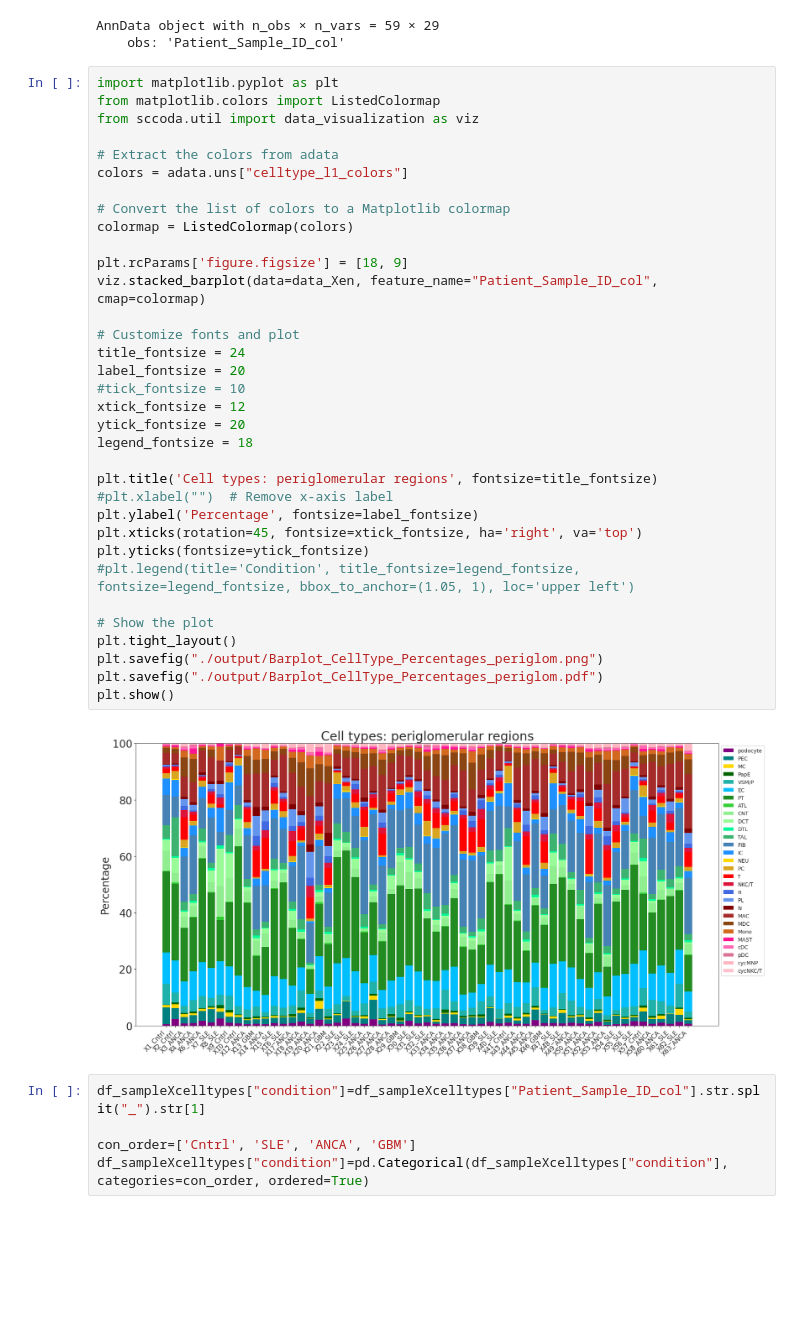
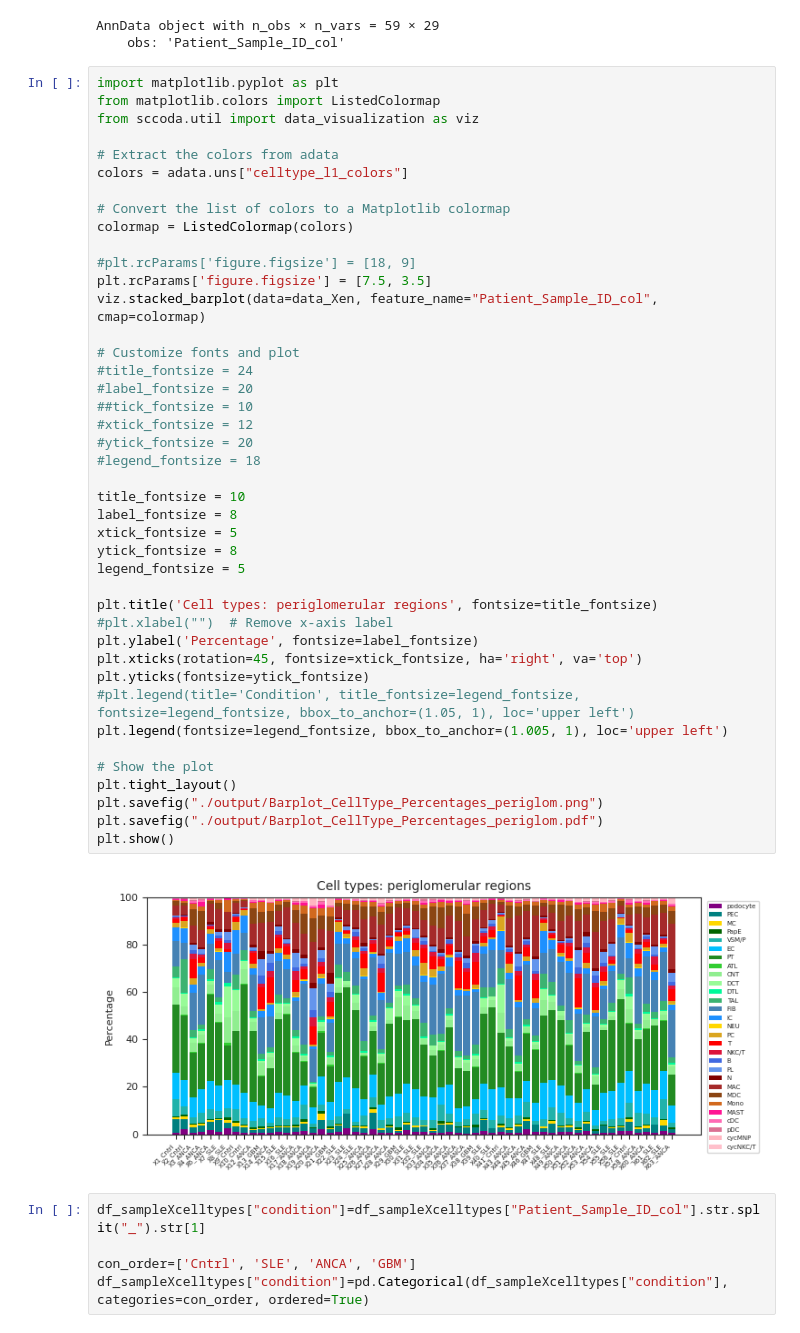
Before and after one commit to Zeba-Sultana/xenium-cgn, a Jupyter notebook: notebooks/12_CellTypeProportions_BoxPlots/s01_CellComposition_Periglom.ipynb, the cells around one changed output. Drawn from its saved outputs; the diff is of its cells as text; blank space fills up the shorter version.

```diff
--- a/notebooks/12_CellTypeProportions_BoxPlots/s01_CellComposition_Periglom.ipynb
+++ b/notebooks/12_CellTypeProportions_BoxPlots/s01_CellComposition_Periglom.ipynb
@@ -186,39 +186,47 @@ AnnData object with n_obs × n_vars = 59 × 29
 # %%
 import matplotlib.pyplot as plt
 from matplotlib.colors import ListedColormap
 from sccoda.util import data_visualization as viz
 
 # Extract the colors from adata
 colors = adata.uns["celltype_l1_colors"]
 
 # Convert the list of colors to a Matplotlib colormap
 colormap = ListedColormap(colors)
 
-plt.rcParams['figure.figsize'] = [18, 9]
+#plt.rcParams['figure.figsize'] = [18, 9]
+plt.rcParams['figure.figsize'] = [7.5, 3.5]
 viz.stacked_barplot(data=data_Xen, feature_name="Patient_Sample_ID_col", cmap=colormap)
 
 # Customize fonts and plot
-title_fontsize = 24
-label_fontsize = 20
-#tick_fontsize = 10
-xtick_fontsize = 12
-ytick_fontsize = 20
-legend_fontsize = 18
+#title_fontsize = 24
+#label_fontsize = 20
+##tick_fontsize = 10
+#xtick_fontsize = 12
+#ytick_fontsize = 20
+#legend_fontsize = 18
+
+title_fontsize = 10
+label_fontsize = 8
+xtick_fontsize = 5
+ytick_fontsize = 8
+legend_fontsize = 5
 
 plt.title('Cell types: periglomerular regions', fontsize=title_fontsize)
 #plt.xlabel("")  # Remove x-axis label
 plt.ylabel('Percentage', fontsize=label_fontsize)
 plt.xticks(rotation=45, fontsize=xtick_fontsize, ha='right', va='top')
 plt.yticks(fontsize=ytick_fontsize)
 #plt.legend(title='Condition', title_fontsize=legend_fontsize, fontsize=legend_fontsize, bbox_to_anchor=(1.05, 1), loc='upper left')
+plt.legend(fontsize=legend_fontsize, bbox_to_anchor=(1.005, 1), loc='upper left')
 
 # Show the plot
 plt.tight_layout()
 plt.savefig("./output/Barplot_CellType_Percentages_periglom.png")
 plt.savefig("./output/Barplot_CellType_Percentages_periglom.pdf")
 plt.show()
 # %% [output]
-[figure, old version]
+[figure, new version]
 # %%
 df_sampleXcelltypes["condition"]=df_sampleXcelltypes["Patient_Sample_ID_col"].str.split("_").str[1]
 
```
Also changed, not shown: parts of 5 cells of this notebook, 2 other files.
